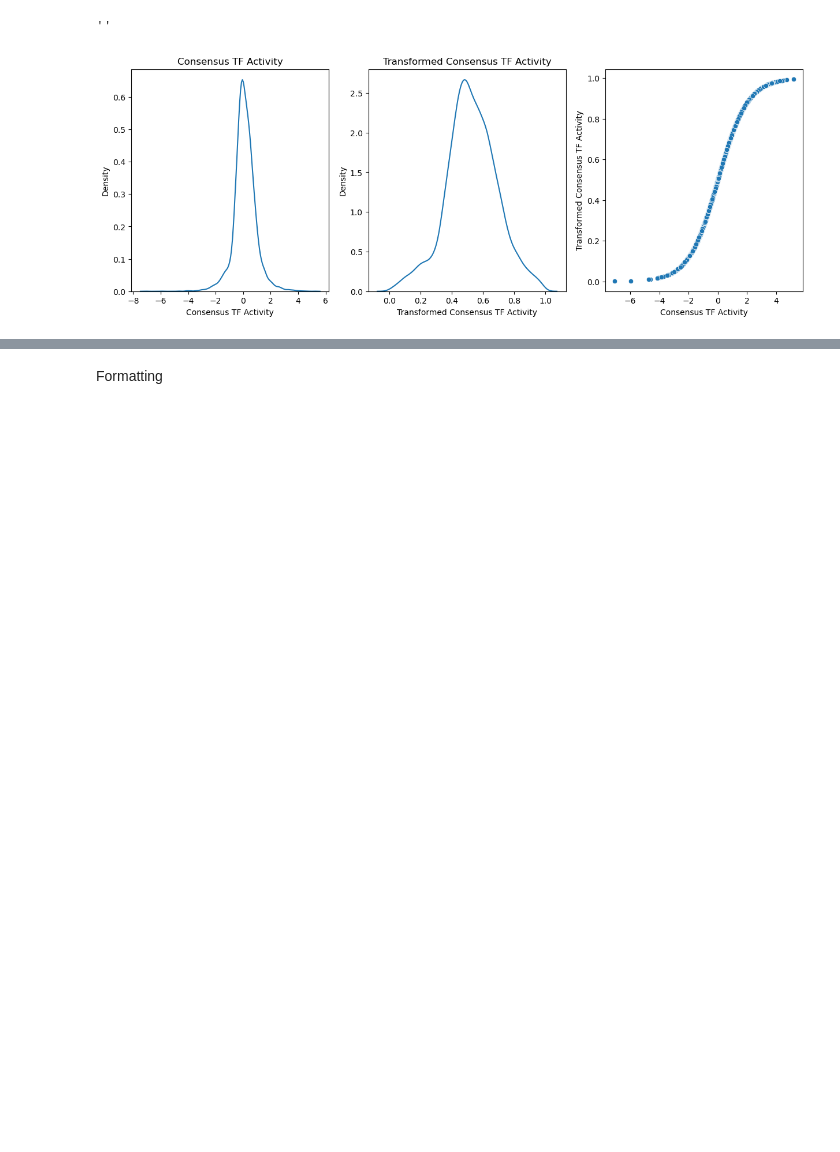
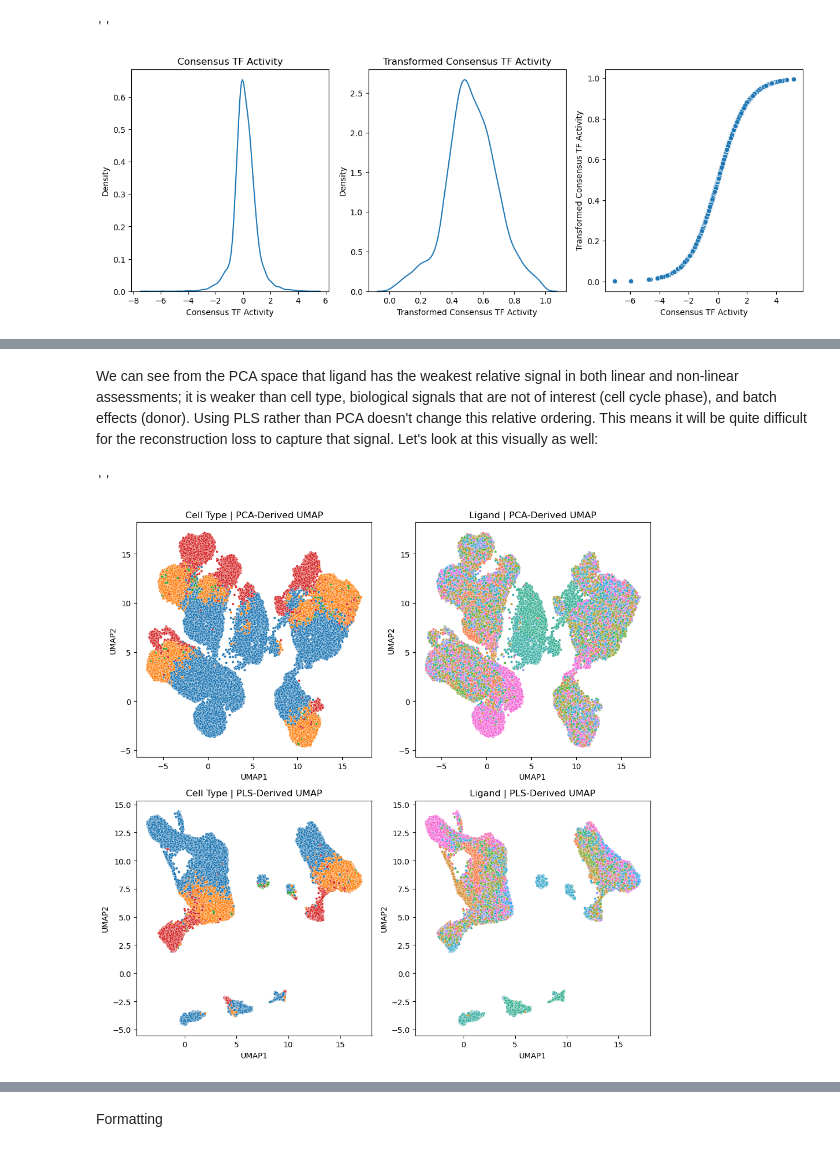
Before and after one commit to hmbaghdassarian/scLEMBAS, a Jupyter notebook: notebooks/McCauley_2024/01_TF_Activity.ipynb, the cells around one changed output, grey strips where cells are left out. Cells and saved outputs as stored; diff of their text form; code cells hidden in the pictures; blank space fills up the shorter version.

```diff
--- a/notebooks/McCauley_2024/01_TF_Activity.ipynb
+++ b/notebooks/McCauley_2024/01_TF_Activity.ipynb
@@ -89,0 +268,48 @@ tf_adata = tf_adata[:, sorted(tf_adata.var_names)].copy() # doesnt change anythi
+# %% [markdown]
+We can see from the PCA space that ligand has the weakest relative signal in both linear and non-linear assessments; it is weaker than cell type, biological signals that are not of interest (cell cycle phase), and batch effects (donor). Using PLS rather than PCA doesn't change this relative ordering. This means it will be quite difficult for the reconstruction loss to capture that signal. Let's look at this visually as well:
+# %%
+ncols, nrows = 2,2
+fig, ax = plt.subplots(ncols=ncols, nrows=nrows, figsize=(5.1*ncols, 5.1*nrows))
+# ax = axes if isinstance(axes, np.ndarray) else np.array([axes])
+# ax = ax.flatten()
+plot_type = 'scatter'
+
+ll_map = {'umap': 'PCA-Derived UMAP',
+         'umap_pls': 'PLS-Derived UMAP'}
+
+for i, latent_label in enumerate(['umap', 'umap_pls']):
+    viz_df = pd.DataFrame(tf_adata.obsm['X_' + latent_label])
+    _label_name = 'UMAP'
+    viz_df.columns = [_label_name + '{}'.format(i+1) for i in range(viz_df.shape[1])]
+
+    for covariate in [cat_col, pert_col]:
+        viz_df[covariate] = tf_adata.obs[covariate].reset_index(drop=True)
+
+    viz_df = viz_df.sample(frac=1, random_state=seed).reset_index(drop=True)
+
+
+    for (j, covariate) in enumerate([cat_col, pert_col]):
+        if plot_type == 'scatter':
+            sns.scatterplot(data = viz_df,
+                            x = _label_name + '{}'.format(1), y = _label_name + '{}'.format(2), hue = covariate,
+                            ax = ax[i, j], s = 10)
+        elif plot_type == 'contour':
+            sns.kdeplot(data = viz_df,
+                        x = _label_name + '{}'.format(1), y = _label_name + '{}'.format(2), hue = covariate,
+                        ax = ax[i, j], fill = False, levels = 5)
+
+
+        if ax[i,j].legend_ is not None:
+            ax[i,j].legend_.remove()
+
+        ax[i,j].set_title('{} | {}'.format(
+            ' '.join([c.capitalize() for c in covariate.split('_')]),
+            ll_map[latent_label]))
+
+fig.tight_layout()
+fig.savefig(os.path.join(data_path, 'figures', author + '_TF_umap_visualization.png'),
+            dpi=300, bbox_inches="tight")
+;
+# %% [output]
+''
+[figure, added]
```
Also changed, not shown: parts of 12 cells of this notebook, 21 other files.
